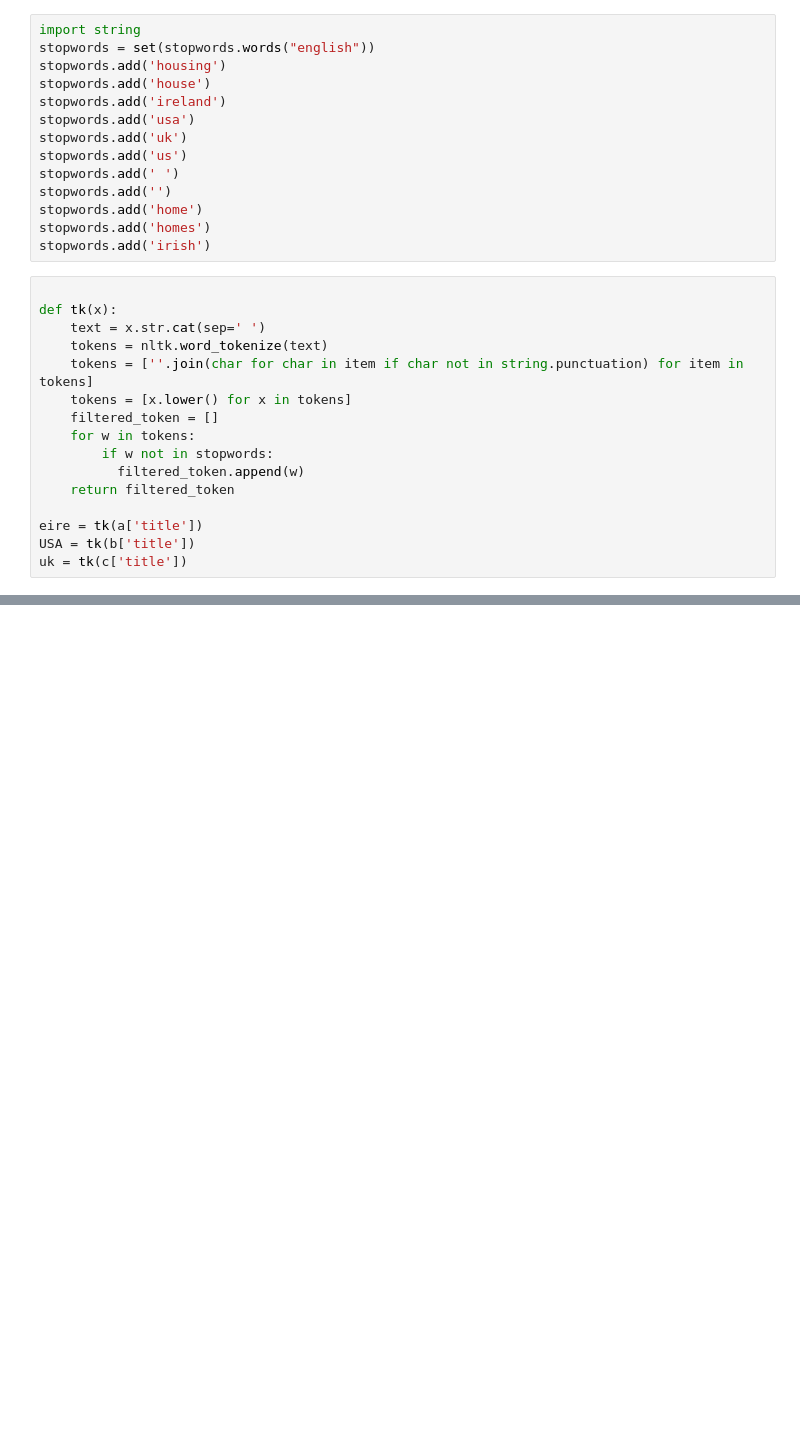
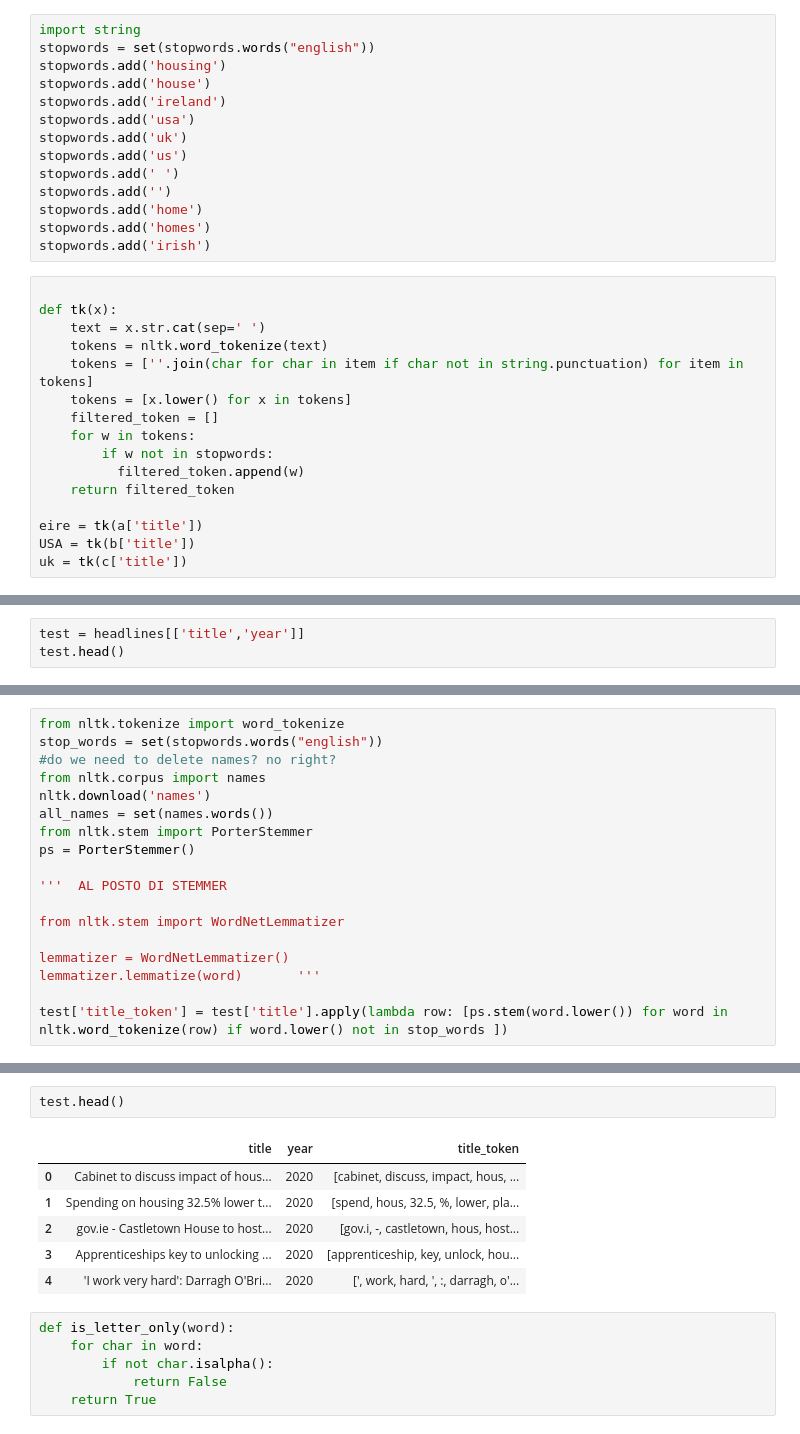
Before and after one commit to alexCCTcollege/CA-2, a Jupyter notebook: Code.ipynb, the cells around one changed output, grey strips where cells are left out. Drawn from its saved outputs; the diff is of its cells as text; blank space fills up the shorter version.

```diff
--- a/Code.ipynb
+++ b/Code.ipynb
@@ -244,0 +262,3 @@ u =
+# %%
+test = headlines[['title','year']]
+test.head()
@@ -244,0 +272,18 @@ u =
+# %%
+from nltk.tokenize import word_tokenize
+stop_words = set(stopwords.words("english"))
+#do we need to delete names? no right?
+from nltk.corpus import names
+nltk.download('names')
+all_names = set(names.words())
+from nltk.stem import PorterStemmer
+ps = PorterStemmer()
+
+'''  AL POSTO DI STEMMER
+
+from nltk.stem import WordNetLemmatizer
+
+lemmatizer = WordNetLemmatizer()
+lemmatizer.lemmatize(word)       '''
+
+test['title_token'] = test['title'].apply(lambda row: [ps.stem(word.lower()) for word in nltk.word_tokenize(row) if word.lower() not in stop_words ])
@@ -244,0 +294,15 @@ u =
+# %%
+test.head()
+# %% [output]
+|  | title | year | title_token |
+| 0 | Cabinet to discuss impact of hous... | 2020 | [cabinet, discuss, impact, hous, ... |
+| 1 | Spending on housing 32.5% lower t... | 2020 | [spend, hous, 32.5, %, lower, pla... |
+| 2 | gov.ie - Castletown House to host... | 2020 | [gov.i, -, castletown, hous, host... |
+| 3 | Apprenticeships key to unlocking ... | 2020 | [apprenticeship, key, unlock, hou... |
+| 4 | 'I work very hard': Darragh O'Bri... | 2020 | [', work, hard, ', :, darragh, o'... |
+# %%
+def is_letter_only(word):
+    for char in word:
+        if not char.isalpha():
+            return False
+    return True
```
Also changed, not shown: parts of 17 cells of this notebook.
